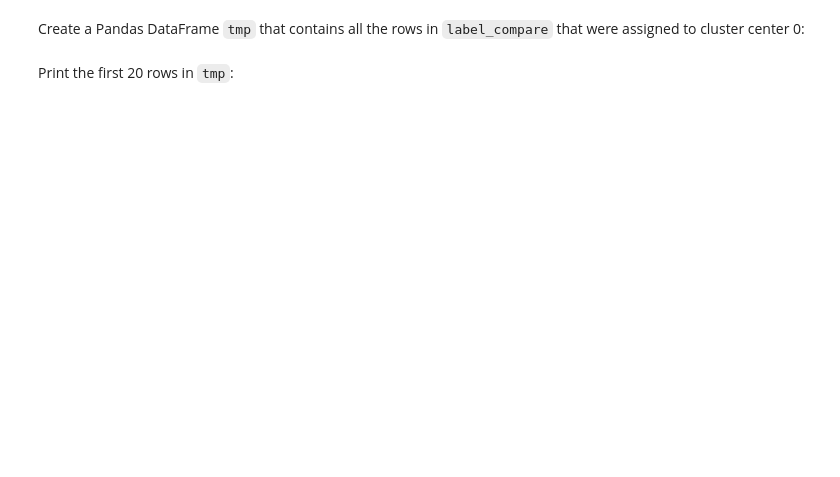
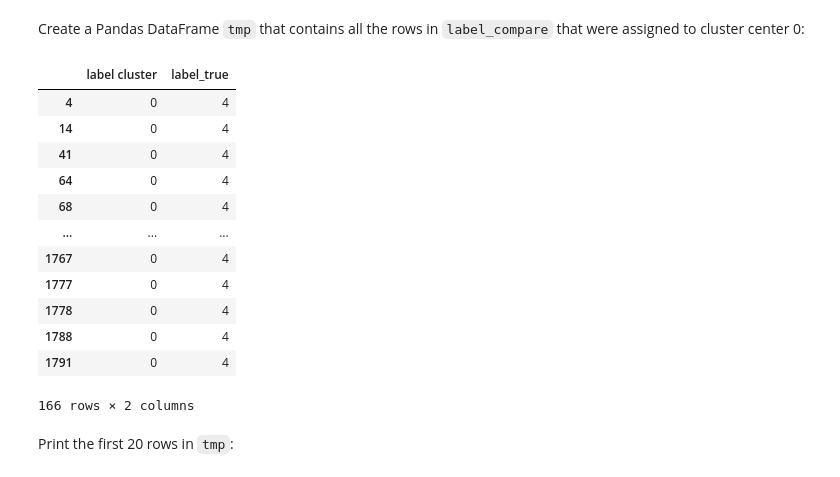
Before and after one commit to barbaravansande/D012513A-Specialised-Bio-informatics-Machine-Learning_2, a Jupyter notebook: practicum_II/Kmeans.ipynb, the cells around one changed output. Drawn from its saved outputs; the diff is of its cells as text; code cells hidden in the pictures; blank space fills up the shorter version.

```diff
--- a/practicum_II/Kmeans.ipynb
+++ b/practicum_II/Kmeans.ipynb
@@ -62,11 +86,12 @@ Cluster the data into 10 groups with just one random cluster center initializati
 #Start code here
 
 #initialize K-means here
-cls_kmns =
+cls_kmns = KMeans(n_clusters=10, init='k-means++', random_state = 0)
 
 #store clusters here
-kmeans_result =
+kmeans_result= cls_kmns.fit_predict(X)
 
 #End code here
 
 print(kmeans_result)
+# deze print zegt voor elke X waarde tot welke cluster het behoort!
@@ -90,7 +135,7 @@ Create a Pandas DataFrame `label_compare` with two columns: `label_cluster` that
 # %%
 #Start code here
 
-label_compare =
+label_compare = pd.DataFrame({'label_cluster': kmeans_result, 'label_true': y})
 
 #End code here
 
@@ -100,9 +160,24 @@ Create a Pandas DataFrame `tmp` that contains all the rows in `label_compare` th
 # %%
 #Start code here
 
-tmp =
+tmp = label_compare.loc[label_cluster == 0]
+tmp
 
 #End code here
+# %% [output]
+|  | label cluster | label_true |
+| 4 | 0 | 4 |
+| 14 | 0 | 4 |
+| 41 | 0 | 4 |
+| 64 | 0 | 4 |
+| 68 | 0 | 4 |
+| ... | ... | ... |
+| 1767 | 0 | 4 |
+| 1777 | 0 | 4 |
+| 1778 | 0 | 4 |
+| 1788 | 0 | 4 |
+| 1791 | 0 | 4 |
+166 rows × 2 columns
 # %% [markdown]
 Print the first 20 rows in `tmp`:
 # %%
```
Also changed, not shown: parts of 11 cells of this notebook.
